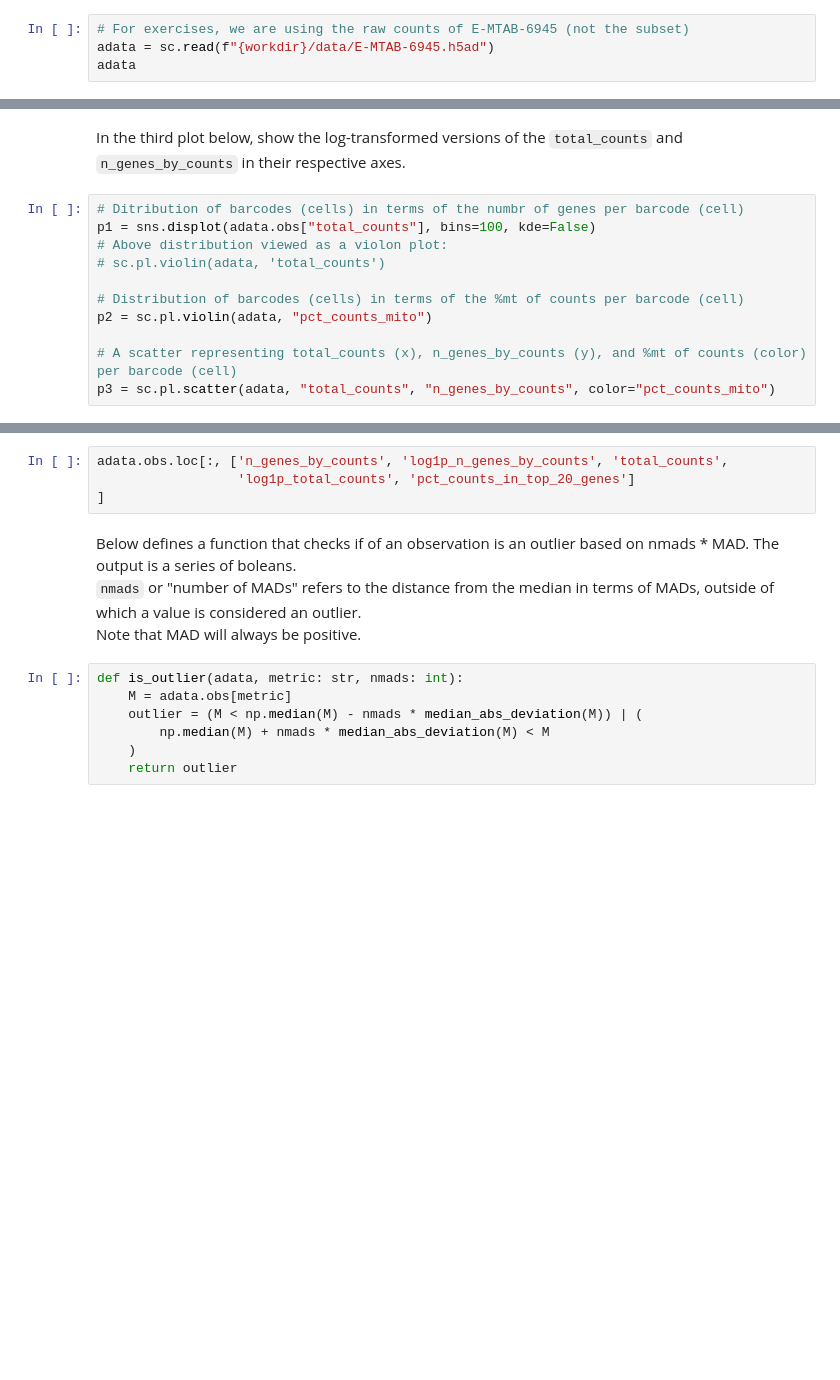
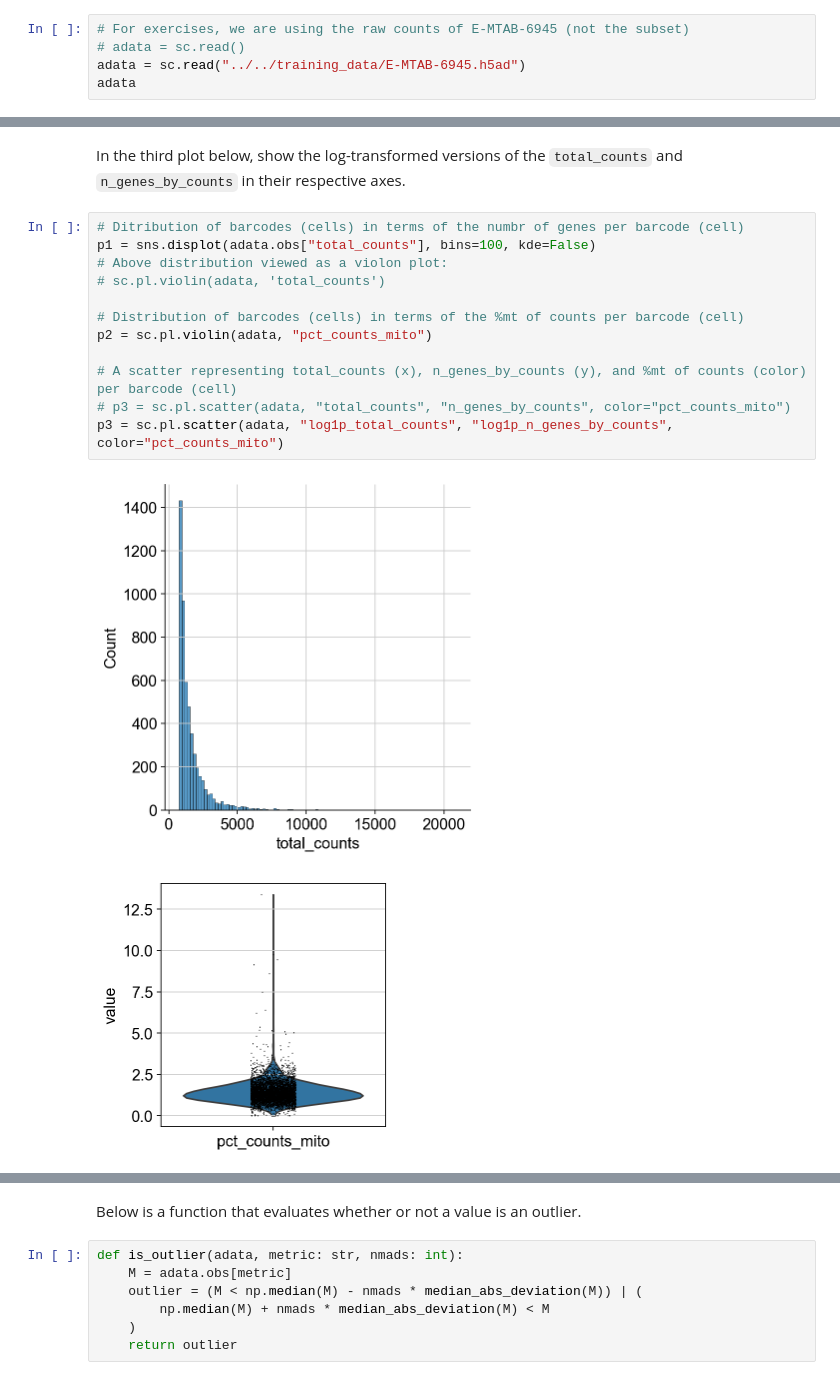
Before and after one commit to Functional-Genomics/scrnaseq_python_2023, a Jupyter notebook: exercises/exercises_01.ipynb, the cells around one changed output, grey strips where cells are left out. Drawn from its saved outputs; the diff is of its cells as text; blank space fills up the shorter version.

```diff
--- a/exercises/exercises_01.ipynb
+++ b/exercises/exercises_01.ipynb
@@ -436,4 +55,5 @@ workdir = "/home/training/scrnaseq_python_2023"
 # %%
 # For exercises, we are using the raw counts of E-MTAB-6945 (not the subset)
-adata = sc.read(f"{workdir}/data/E-MTAB-6945.h5ad")
+# adata = sc.read()
+adata = sc.read("../../training_data/E-MTAB-6945.h5ad")
 adata
@@ -460,11 +99,15 @@ In the third plot below, show the log-transformed versions of the `total_counts`
 # %%
 # Ditribution of barcodes (cells) in terms of the numbr of genes per barcode (cell)
 p1 = sns.displot(adata.obs["total_counts"], bins=100, kde=False)
 # Above distribution viewed as a violon plot:
 # sc.pl.violin(adata, 'total_counts')
 
 # Distribution of barcodes (cells) in terms of the %mt of counts per barcode (cell)
 p2 = sc.pl.violin(adata, "pct_counts_mito")
 
 # A scatter representing total_counts (x), n_genes_by_counts (y), and %mt of counts (color) per barcode (cell)
-p3 = sc.pl.scatter(adata, "total_counts", "n_genes_by_counts", color="pct_counts_mito")
+# p3 = sc.pl.scatter(adata, "total_counts", "n_genes_by_counts", color="pct_counts_mito")
+p3 = sc.pl.scatter(adata, "log1p_total_counts", "log1p_n_genes_by_counts", color="pct_counts_mito")
+# %% [output]
+[figure, added]
+[figure, added]
@@ -471,11 +115,5 @@ p3 = sc.pl.scatter(adata, "total_counts", "n_genes_by_counts", color="pct_counts
-# %%
-adata.obs.loc[:, ['n_genes_by_counts', 'log1p_n_genes_by_counts', 'total_counts',
-                  'log1p_total_counts', 'pct_counts_in_top_20_genes']
-]
 # %% [markdown]
-Below defines a function that checks if of an observation is an outlier based on nmads * MAD.  The output is a series of boleans.
-`nmads` or "number of MADs" refers to the distance from the median in terms of MADs, outside of which a value is considered an outlier.
-Note that MAD will always be positive.
+Below is a function that evaluates whether or not a value is an outlier.
 # %%
 def is_outlier(adata, metric: str, nmads: int):
     M = adata.obs[metric]
```
Also changed, not shown: parts of 68 cells of this notebook.
